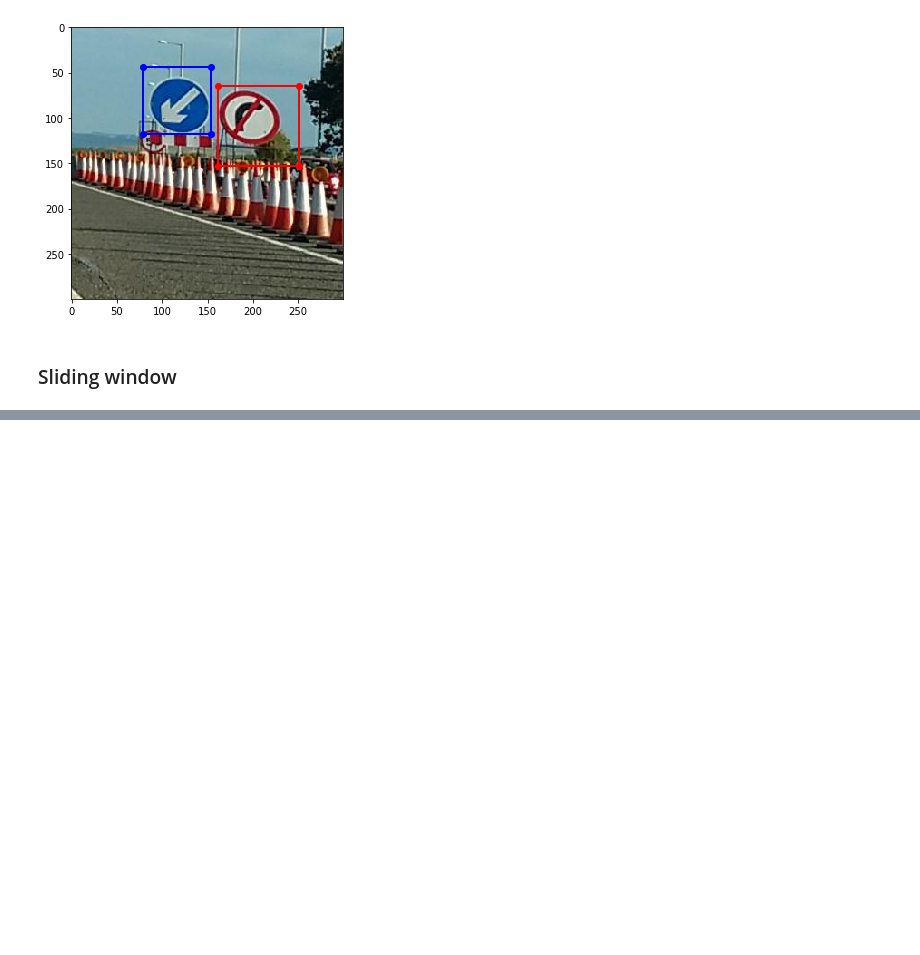
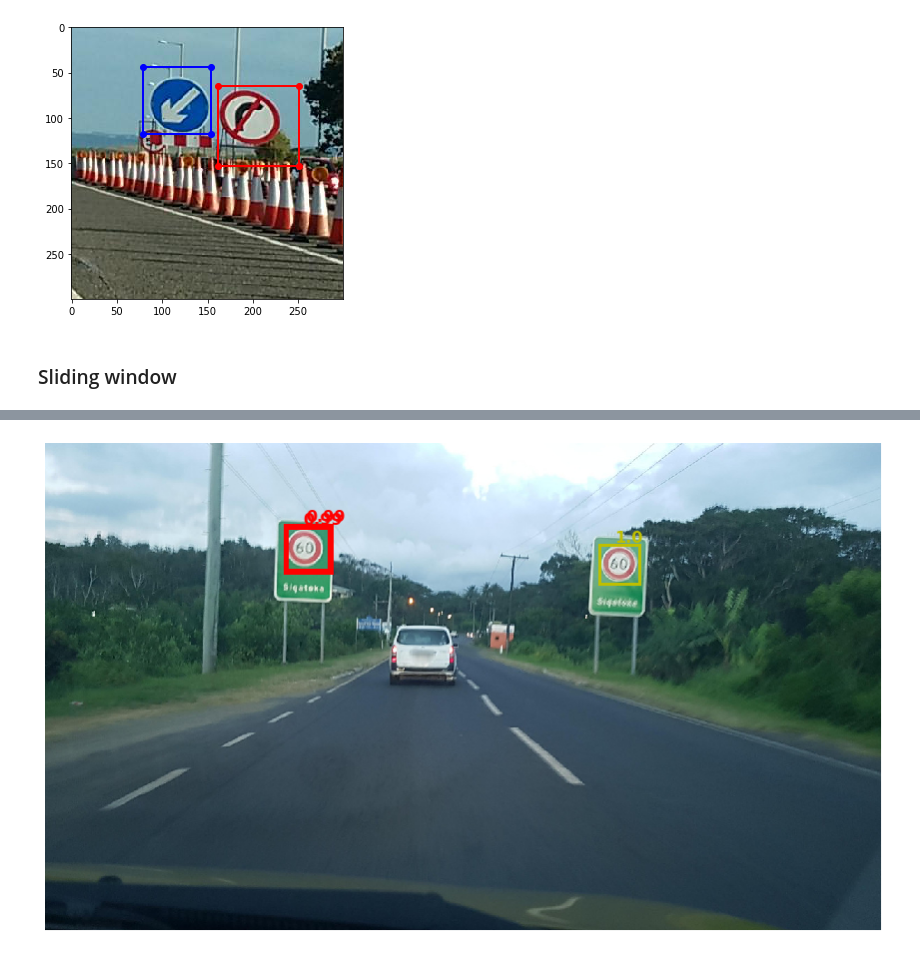
Before and after one commit to cfichtlscherer/ml, a Jupyter notebook: ml/Combine models+Sliding Window.ipynb, the cells around one changed output, grey strips where cells are left out. Drawn from its saved outputs; the diff is of its cells as text; code cells hidden in the pictures; blank space fills up the shorter version.

```diff
--- a/ml/Combine models+Sliding Window.ipynb
+++ b/ml/Combine models+Sliding Window.ipynb
@@ -119,0 +122,18 @@ plt.show()
+# %%
+plt.figure(figsize=(15,15))
+plotpred=[]
+for i in bigpreds:
+    if i[2]>.9998:
+        plotpred+=[i]
+plot(np.array(big_im)/255,[p[0] for p in plotpred], [p[1] for p in plotpred],lw=3)
+for i in plotpred:
+    if i[1] in ['b','w']:
+        plt.text(int(i[0][0])-5,int(i[0][2])-10,str(i[2])[:4],fontdict={
+        'color':  i[1],'weight': 'normal','fontweight':'bold','size': 16,})
+    else:
+        plt.text(int(i[0][1])-30,int(i[0][2])-10,str(i[2])[:4],fontdict={
+        'color':  i[1],'weight': 'normal','fontweight':'bold','size': 16,})
+plt.axis('off')
+plt.savefig('slding_window.png',bbox_inches='tight',pad_inches=0,transparent=True)
+# %% [output]
+[figure, added]
```
Also changed, not shown: parts of 6 cells of this notebook, 7 other files.
